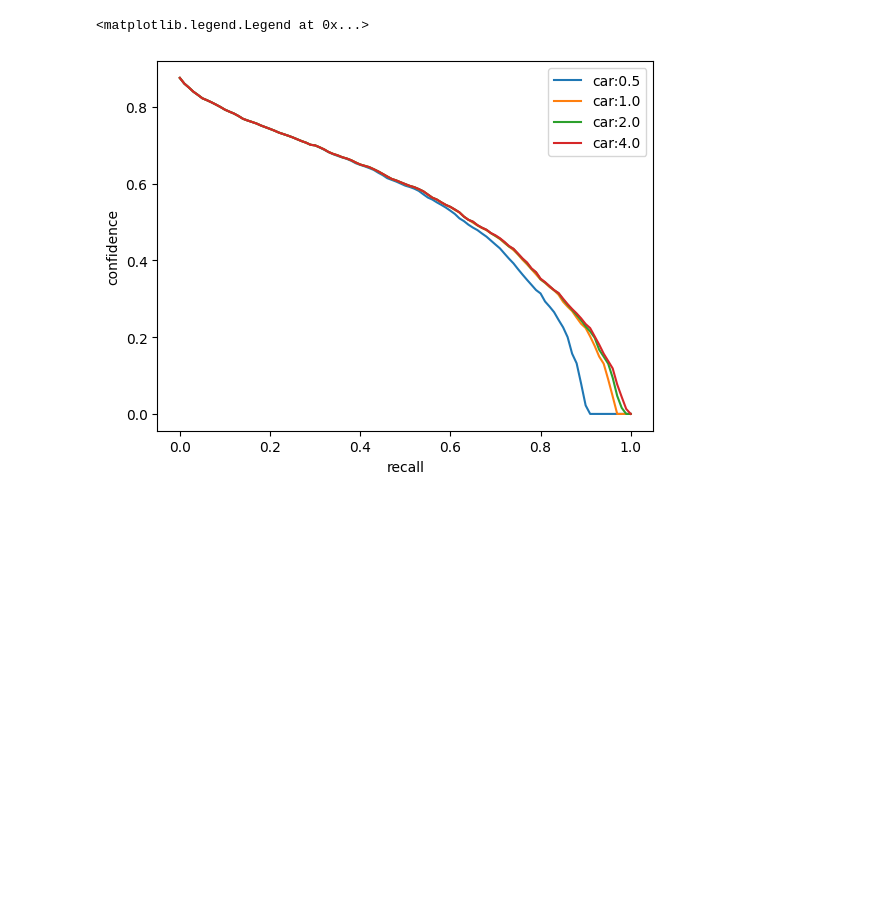
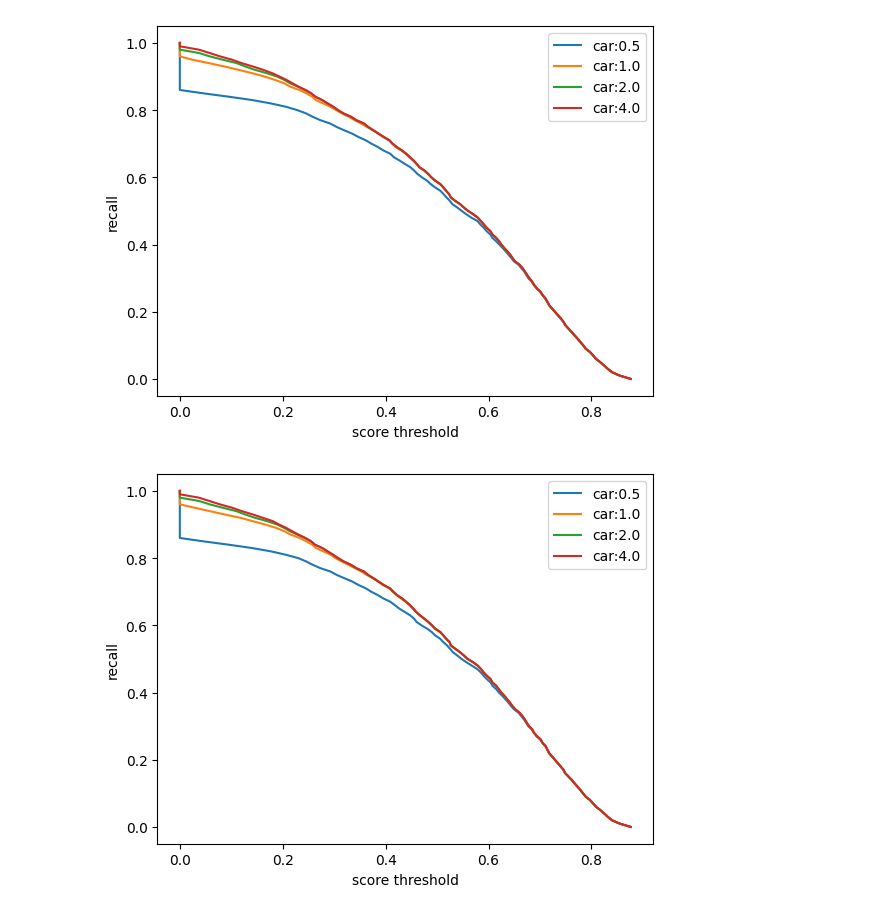
Before and after one commit to alexbuburuzan/MObI, a Jupyter notebook: bevfusion/edited-objects-eval.ipynb, the cells around one changed output. Drawn from its saved outputs; the diff is of its cells as text; code cells hidden in the pictures; blank space fills up the shorter version.

```diff
--- a/bevfusion/edited-objects-eval.ipynb
+++ b/bevfusion/edited-objects-eval.ipynb
@@ -3,15 +3,22 @@ import json
 import matplotlib.pyplot as plt
 import numpy as np
 # %%
-with open("results/metrics_details.json") as f:
-    data = json.load(f)
+results = {}
+
+for k in ["vanilla", "vanilla_restricted", "mobi", "mobi_restricted"]:
+    with open(f"results_{k}/metrics_details.json") as f:
+        results[k] = json.load(f)
 # %%
-keys = ["car:0.5", "car:1.0", "car:2.0", "car:4.0"]
-for k, d in ((key, data[key]) for key in keys):
-    plt.plot(d["recall"], d["confidence"], label=k)
-plt.ylabel('confidence')
-plt.xlabel('recall')
-plt.legend()
+for k in results:
+    data = results[k]
+
+    keys = ["car:0.5", "car:1.0", "car:2.0", "car:4.0"]
+    for k, d in ((key, data[key]) for key in keys):
+        plt.plot(d["confidence"], d["recall"], label=k)
+    plt.ylabel('recall')
+    plt.xlabel('score threshold')
+    plt.legend()
+    plt.show()
 # %% [output]
-<matplotlib.legend.Legend at 0x...>
-[figure, old version]
+[figure, new version]
+[figure, added]
```
Also changed, not shown: parts of 4 cells of this notebook, 7 other files.
